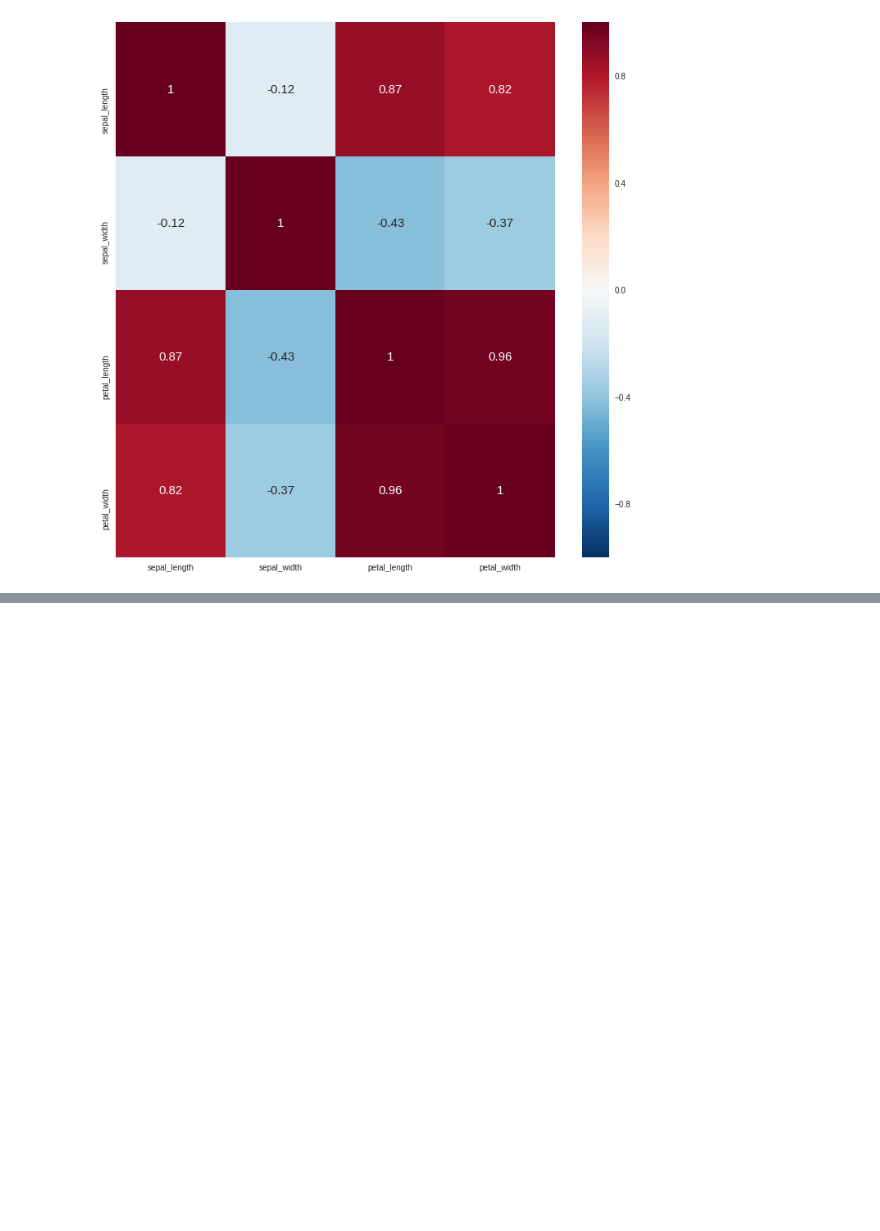
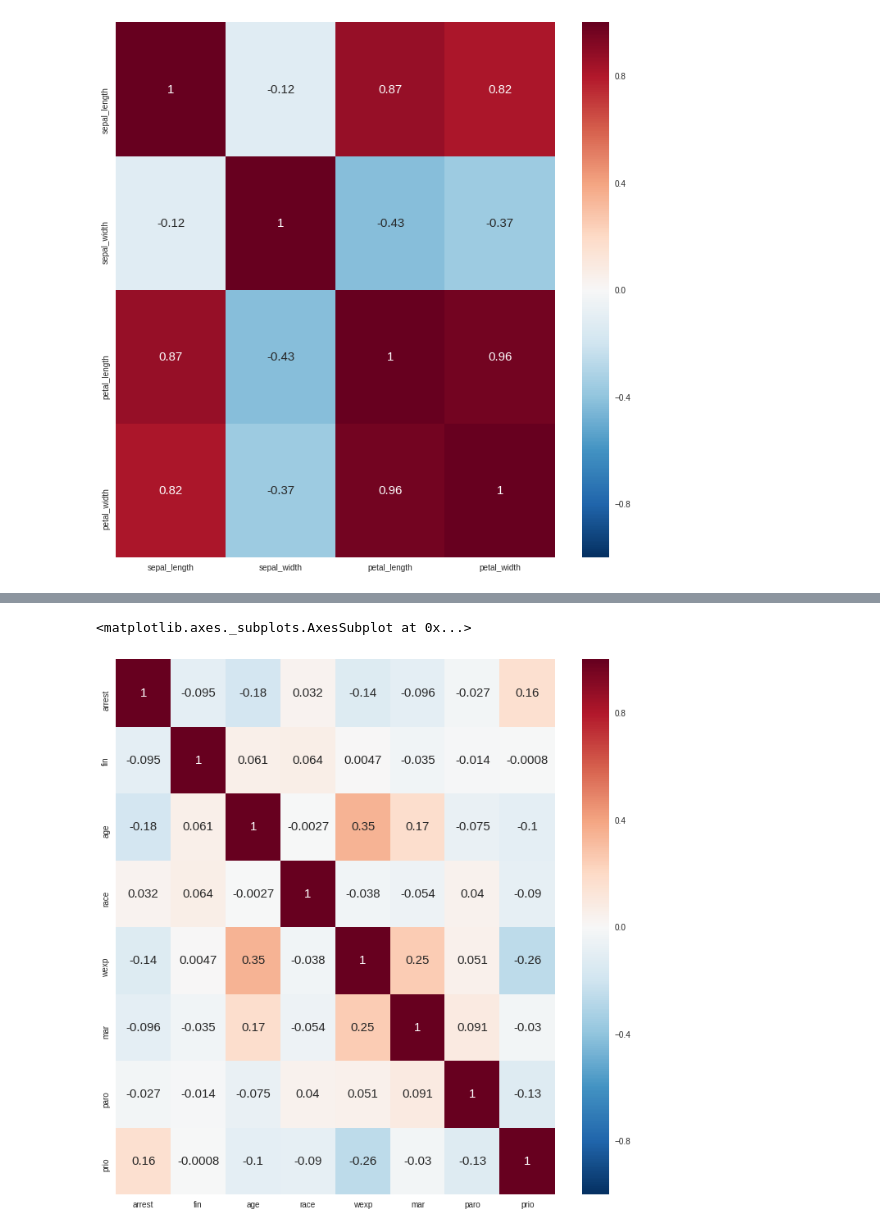
Before and after one commit to hamakn/jupyter_notebook_example, a Jupyter notebook: seaborn.ipynb, the cells around one changed output, grey strips where cells are left out. Saved outputs shown, nothing was run; the diff lists cells and outputs as text; code cells hidden in the pictures; blank space fills up the shorter version.

```diff
--- a/seaborn.ipynb
+++ b/seaborn.ipynb
@@ -40,0 +66,14 @@ sns.heatmap(
+# %%
+plt.figure(figsize=(12, 12))
+columns = ['arrest', 'fin', 'age', 'race', 'wexp', 'mar', 'paro', 'prio']
+sns.heatmap(
+    rossi_dataset[columns].corr(),
+    annot=True,
+    # square=True,
+    # fmt='.2f',
+    annot_kws={'size': 15},
+    # cmap='Accent'
+)
+# %% [output]
+<matplotlib.axes._subplots.AxesSubplot at 0x...>
+[figure, added]
```
Also changed, not shown: parts of 1 cell of this notebook.
